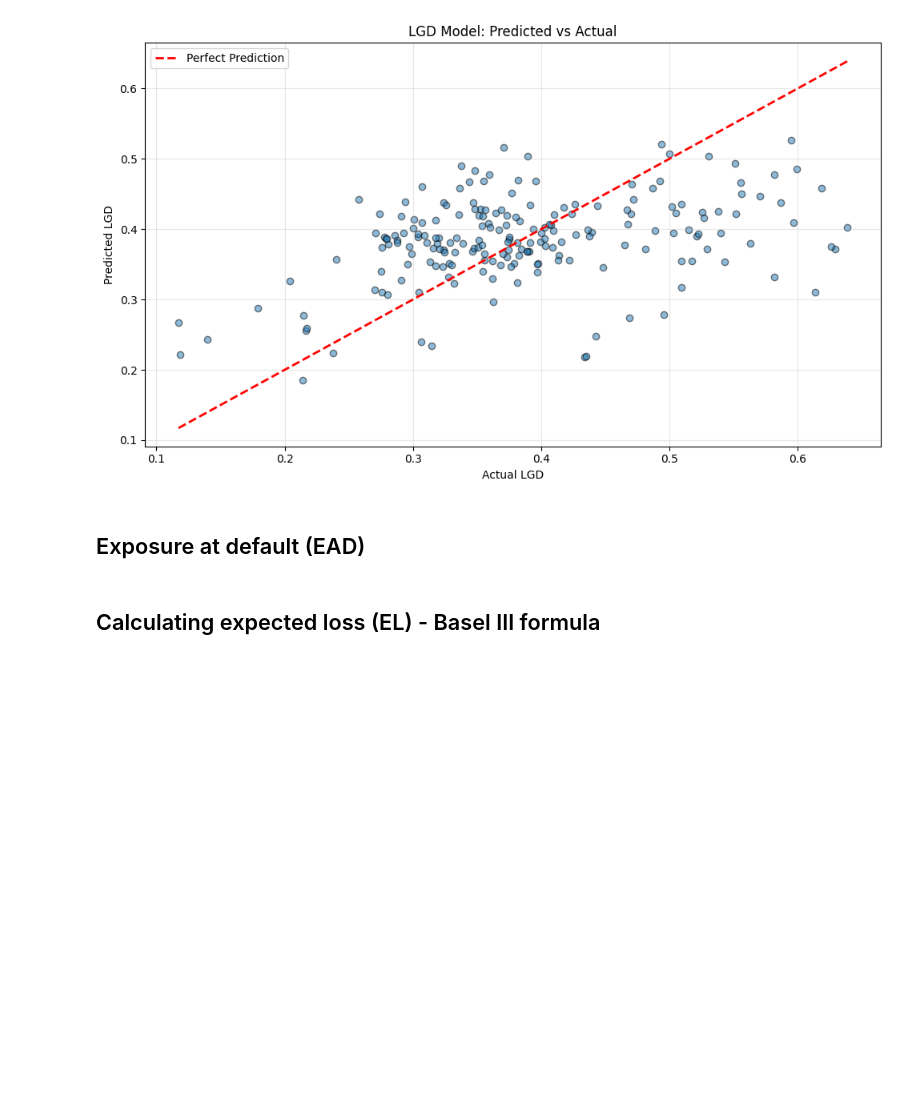
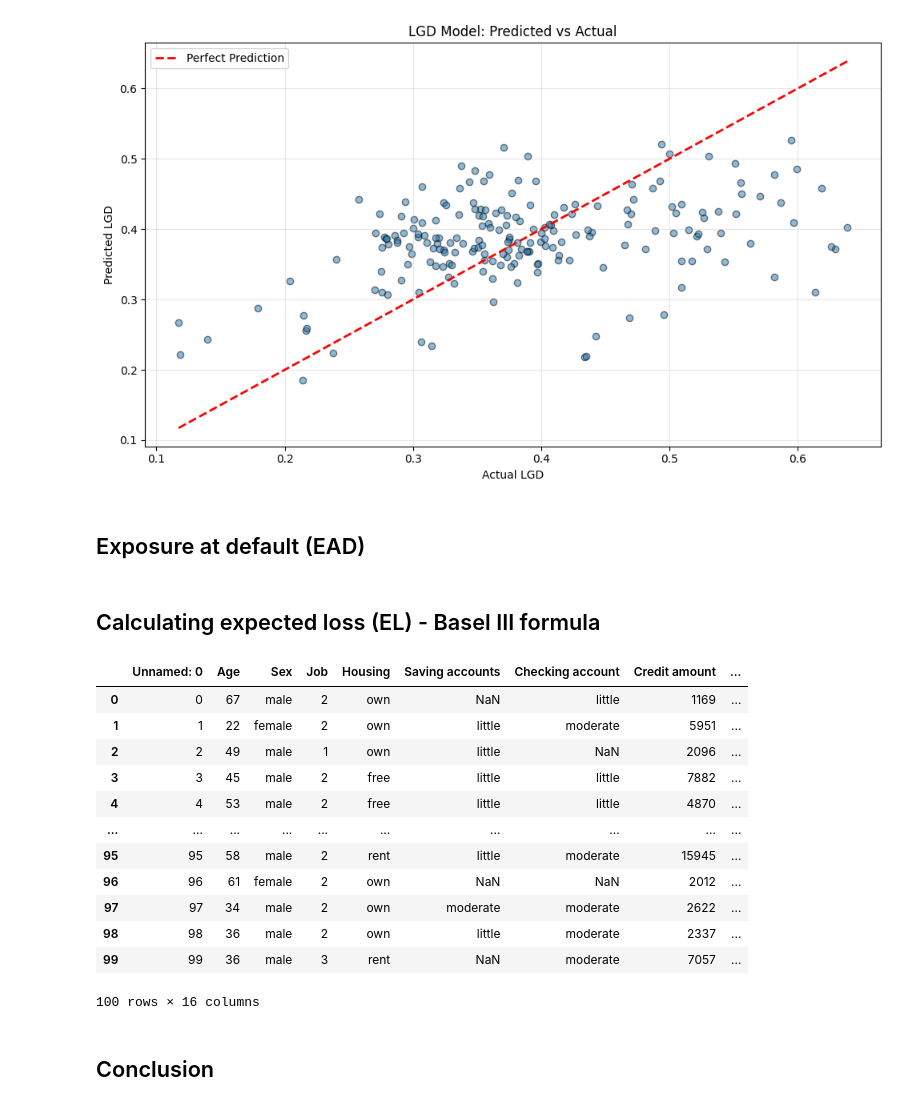
Before and after one commit to oliszymanski/loan-risk-prediction, a Jupyter notebook: notebooks/basel_3_implementation.ipynb, the cells around one changed output. Saved outputs shown, nothing was run; the diff lists cells and outputs as text; code cells hidden in the pictures; blank space fills up the shorter version.

```diff
--- a/notebooks/basel_3_implementation.ipynb
+++ b/notebooks/basel_3_implementation.ipynb
@@ -265,10 +296,26 @@ def calculate_ead_col( amount_lent, duration: int, months_passed=0 ):
 # %%
 # EL = PD * LGD * EAD
 
 dataset['PD'] = 1 - PDmodel.predict( X )        # inversion - model counts
 dataset['LGD'] = generate_synthetic_lgd_col( dataset )
 dataset['EAD'] = dataset.apply( lambda row: calculate_ead_col( row['Credit amount'], row['Duration']), axis=1 )
 
-dataset['expected_loss (EUR)'] = dataset['PD'] * dataset['LGD'] * dataset['EAD']
+dataset['expected_loss'] = dataset['PD'] * dataset['LGD'] * dataset['EAD']
 
 dataset.head(100)
+# %% [output]
+|  | Unnamed: 0 | Age | Sex | Job | Housing | Saving accounts | Checking account | Credit amount | ... |
+| 0 | 0 | 67 | male | 2 | own | NaN | little | 1169 | ... |
+| 1 | 1 | 22 | female | 2 | own | little | moderate | 5951 | ... |
+| 2 | 2 | 49 | male | 1 | own | little | NaN | 2096 | ... |
+| 3 | 3 | 45 | male | 2 | free | little | little | 7882 | ... |
+| 4 | 4 | 53 | male | 2 | free | little | little | 4870 | ... |
+| ... | ... | ... | ... | ... | ... | ... | ... | ... | ... |
+| 95 | 95 | 58 | male | 2 | rent | little | moderate | 15945 | ... |
+| 96 | 96 | 61 | female | 2 | own | NaN | NaN | 2012 | ... |
+| 97 | 97 | 34 | male | 2 | own | moderate | moderate | 2622 | ... |
+| 98 | 98 | 36 | male | 2 | own | little | moderate | 2337 | ... |
+| 99 | 99 | 36 | male | 3 | rent | NaN | moderate | 7057 | ... |
+100 rows × 16 columns
+# %% [markdown]
+## Conclusion
```
Also changed, not shown: parts of 6 cells of this notebook.
